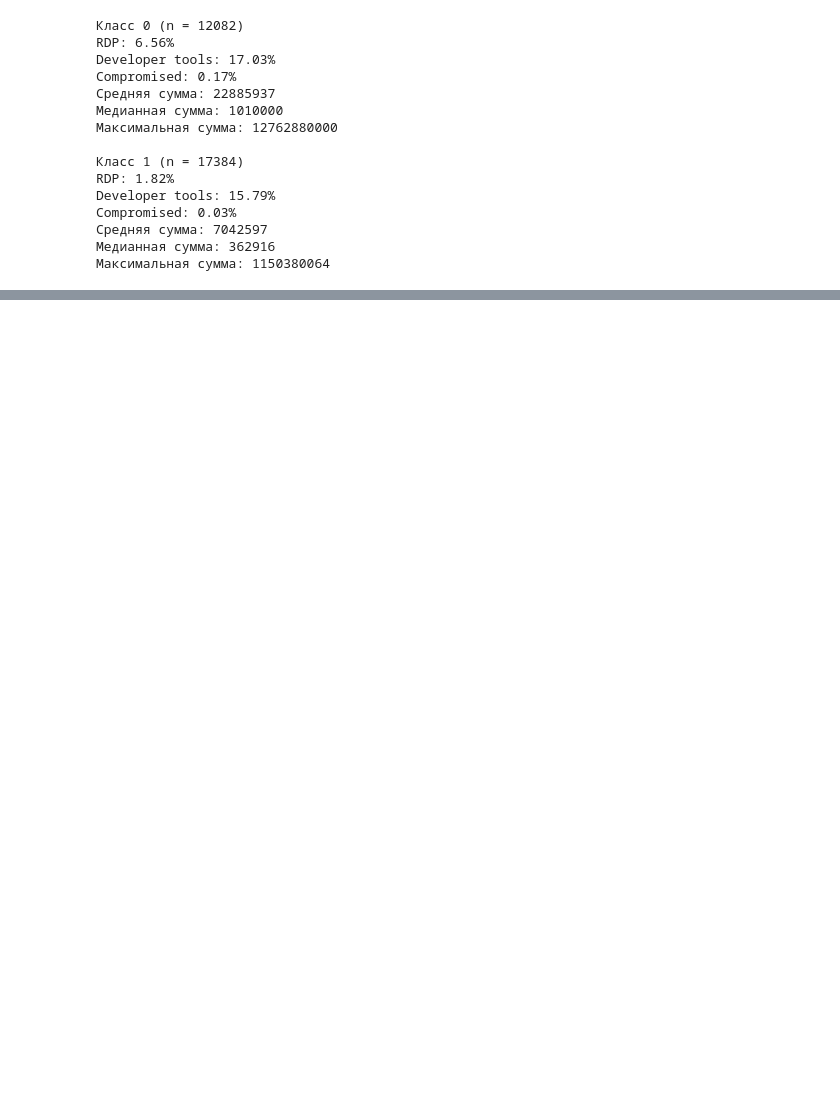
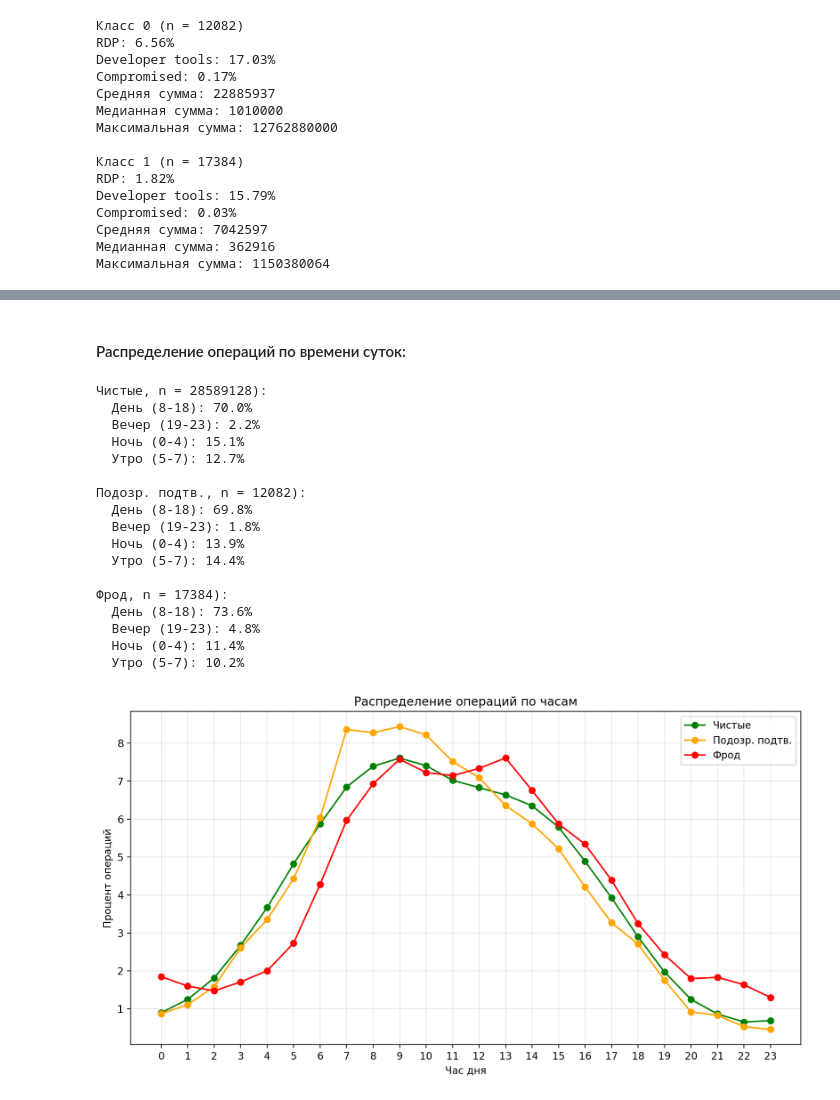
Before and after one commit to SergeyVoroninn/antifraud_hak, a Jupyter notebook: analysis/report.ipynb, the cells around one changed output, grey strips where cells are left out. Cells and saved outputs as stored; diff of their text form; code cells hidden in the pictures; blank space fills up the shorter version.

```diff
--- a/analysis/report.ipynb
+++ b/analysis/report.ipynb
@@ -238,0 +239,68 @@ Compromised: 0.03%
+# %% [markdown]
+#### Распределение операций по времени суток:
+# %%
+df_time = train1_df.copy()
+df_time['event_dttm'] = pd.to_datetime(df_time['event_dttm'])
+df_time['hour'] = df_time['event_dttm'].dt.hour
+df_time['day_of_week'] = df_time['event_dttm'].dt.dayofweek
+df_time['is_weekend'] = df_time['day_of_week'].isin([5, 6]).astype(int)
+df_time['month'] = df_time['event_dttm'].dt.month
+df_time['day_of_month'] = df_time['event_dttm'].dt.day
+
+hourly_dist = {}
+for val, name in [(-1, 'Чистые'), (0, 'Подозр. подтв.'), (1, 'Фрод')]:
+    subset = df_time[df_time['target'] == val]
+    hourly = subset['hour'].value_counts().sort_index()
+    hourly_pct = (hourly / len(subset) * 100).round(2)
+    hourly_dist[name] = hourly_pct
+
+    print(f"{name}, n = {len(subset)}):")
+
+    day_pct = (subset['hour'].between(8, 20)).mean() * 100
+    night_pct = (subset['hour'].between(0, 5)).mean() * 100
+    morning_pct = (subset['hour'].between(6, 7)).mean() * 100
+    evening_pct = (subset['hour'].between(21, 23)).mean() * 100
+
+    print(f"  День (8-18): {day_pct:.1f}%")
+    print(f"  Вечер (19-23): {evening_pct:.1f}%")
+    print(f"  Ночь (0-4): {night_pct:.1f}%")
+    print(f"  Утро (5-7): {morning_pct:.1f}%\n")
+
+fraud = df_time[df_time['target'] == 1]
+fraud_hourly = fraud['hour'].value_counts().sort_index()
+fraud_hourly_pct = fraud_hourly / len(fraud) * 100
+
+plt.figure(figsize=(12, 6))
+
+for val, name, color in [(-1, 'Чистые', 'green'), (0, 'Подозр. подтв.', 'orange'), (1, 'Фрод', 'red')]:
+    subset = df_time[df_time['target'] == val]
+    hourly = subset['hour'].value_counts().sort_index()
+    hourly_pct = hourly / len(subset) * 100
+    plt.plot(hourly_pct.index, hourly_pct.values, marker='o', label=name, color=color)
+
+plt.xlabel('Час дня')
+plt.ylabel('Процент операций')
+plt.title('Распределение операций по часам')
+plt.legend()
+plt.grid(True, alpha=0.3)
+plt.xticks(range(24))
+plt.show()
+# %% [output]
+Чистые, n = 28589128):
+  День (8-18): 70.0%
+  Вечер (19-23): 2.2%
+  Ночь (0-4): 15.1%
+  Утро (5-7): 12.7%
+
+Подозр. подтв., n = 12082):
+  День (8-18): 69.8%
+  Вечер (19-23): 1.8%
+  Ночь (0-4): 13.9%
+  Утро (5-7): 14.4%
+
+Фрод, n = 17384):
+  День (8-18): 73.6%
+  Вечер (19-23): 4.8%
+  Ночь (0-4): 11.4%
+  Утро (5-7): 10.2%
+[figure, added]
```
Also changed, not shown: parts of 19 cells of this notebook.
